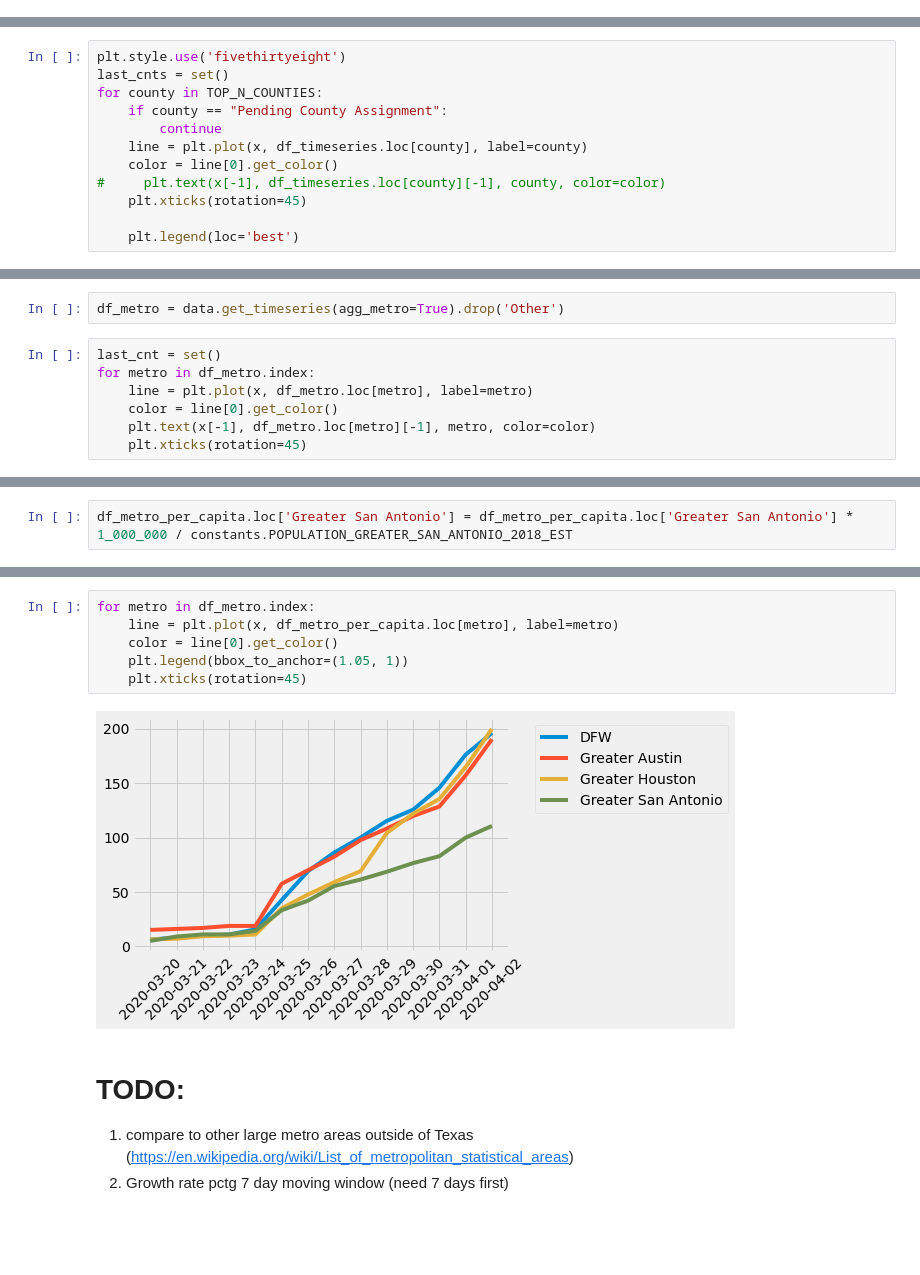
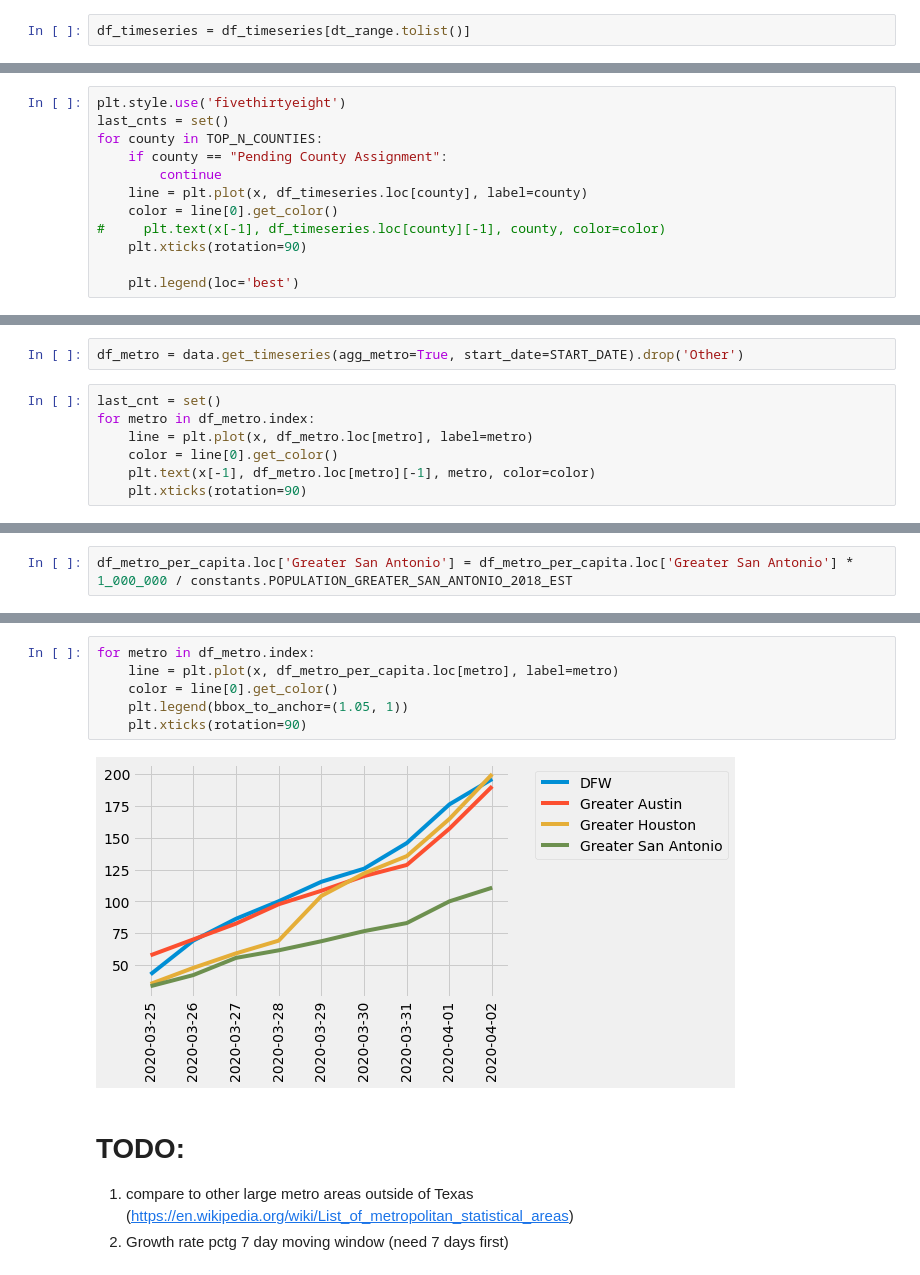
Before and after one commit to RasterBurn/texascovid19, a Jupyter notebook: notebooks/01_plots.ipynb, the cells around one changed output, grey strips where cells are left out. Drawn from its saved outputs; the diff is of its cells as text; blank space fills up the shorter version.

```diff
--- a/notebooks/01_plots.ipynb
+++ b/notebooks/01_plots.ipynb
@@ -26,3 +30,5 @@ last_date = df_timeseries.columns[-1]
+# %%
+df_timeseries = df_timeseries[dt_range.tolist()]
 # %%
 df_ordered = df_timeseries.sort_values(last_date, ascending=False)
 # %%
@@ -38,7 +44,7 @@ for county in TOP_N_COUNTIES:
     line = plt.plot(x, df_timeseries.loc[county], label=county)
     color = line[0].get_color()
 #     plt.text(x[-1], df_timeseries.loc[county][-1], county, color=color)
-    plt.xticks(rotation=45)
+    plt.xticks(rotation=90)
 
     plt.legend(loc='best')
 # %% [output]
@@ -46,12 +52,12 @@ for county in TOP_N_COUNTIES:
 # %% [markdown]
 # By metro area
 # %%
-df_metro = data.get_timeseries(agg_metro=True).drop('Other')
+df_metro = data.get_timeseries(agg_metro=True, start_date=START_DATE).drop('Other')
 # %%
 last_cnt = set()
 for metro in df_metro.index:
     line = plt.plot(x, df_metro.loc[metro], label=metro)
     color = line[0].get_color()
     plt.text(x[-1], df_metro.loc[metro][-1], metro, color=color)
-    plt.xticks(rotation=45)
+    plt.xticks(rotation=90)
 # %% [output]
@@ -79,11 +85,11 @@ df_metro_per_capita
 # %%
 for metro in df_metro.index:
     line = plt.plot(x, df_metro_per_capita.loc[metro], label=metro)
     color = line[0].get_color()
     plt.legend(bbox_to_anchor=(1.05, 1))
-    plt.xticks(rotation=45)
+    plt.xticks(rotation=90)
 # %% [output]
-[figure, old version]
+[figure, new version]
 # %% [markdown]
 # TODO:
 
```
Also changed, not shown: parts of 5 cells of this notebook, 1 other file.
